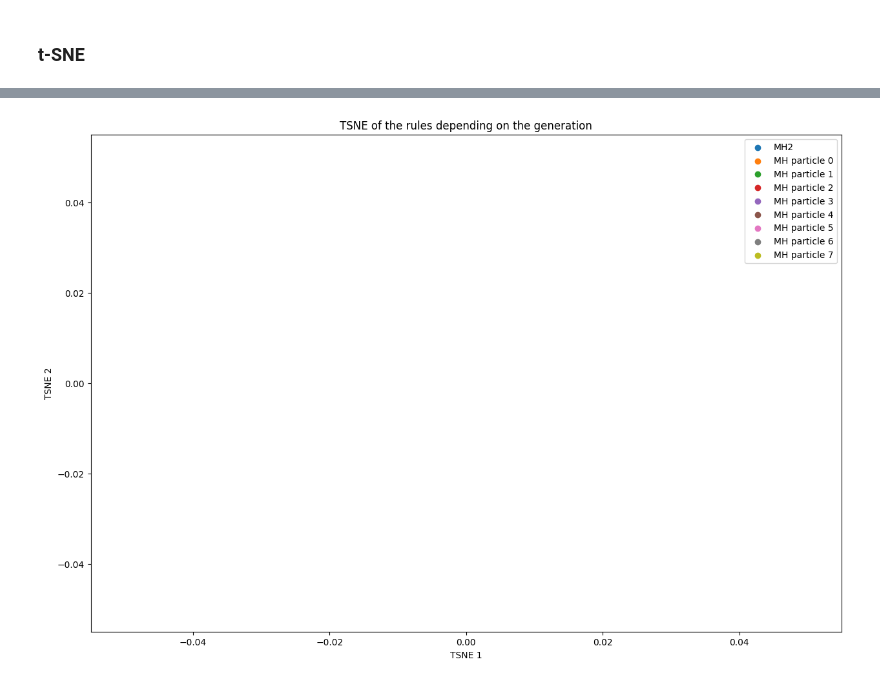
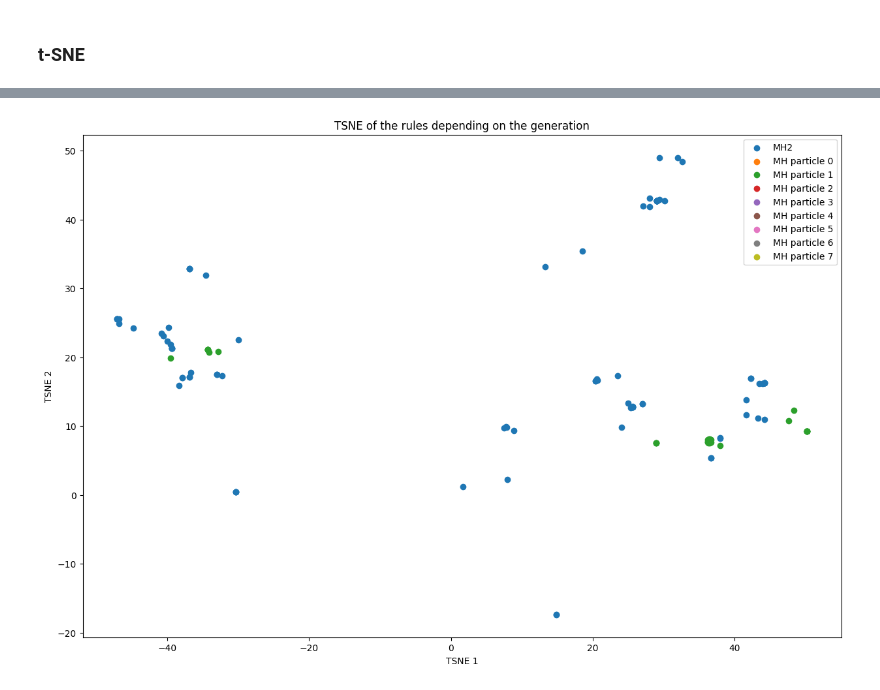
Before and after one commit to flowersteam/WorldLLM, a Jupyter notebook: compare_MH.ipynb, the cells around one changed output, grey strips where cells are left out. Drawn from its saved outputs; the diff is of its cells as text; code cells hidden in the pictures.

```diff
--- a/compare_MH.ipynb
+++ b/compare_MH.ipynb
@@ -241,22 +241,22 @@ plt.show()
 # %%
 # Plot embeddings with likelihoods high enough
 # Plot the embeddings
 all_likelihoods = np.concatenate([all_likelihoods_mh.flatten(), all_likelihoods_mh_o.flatten()])
-mask_likelihood = all_likelihoods > -1
+mask_likelihood = all_likelihoods > -5
 mask_is = np.arange(len(all_likelihoods)) >= len(all_rules_mh.flatten())
 plt.figure(figsize=(15,10))
 plt.scatter(proj_embeddings[mask_likelihood&mask_is,0], proj_embeddings[mask_likelihood&mask_is,1], label="MH2")
 #Plot MH particles
 for i in range(len(all_rules_mh)):
     mask_mh = (np.arange(len(all_likelihoods)) < (i+1)*all_rules_mh.shape[1]) & (np.arange(len(all_likelihoods)) >= i*all_rules_mh.shape[1])
     plt.scatter(proj_embeddings[mask_likelihood&mask_mh,0], proj_embeddings[mask_likelihood&mask_mh,1], label="MH particle "+str(i))
 plt.legend()
 plt.xlabel("TSNE 1")
 plt.ylabel("TSNE 2")
 plt.title("TSNE of the rules depending on the generation")
 plt.show()
 # %% [output]
-[figure, old version]
+[figure, new version]
 # %%
 from matplotlib.colors import Normalize
 
```
Also changed, not shown: parts of 7 cells of this notebook.
